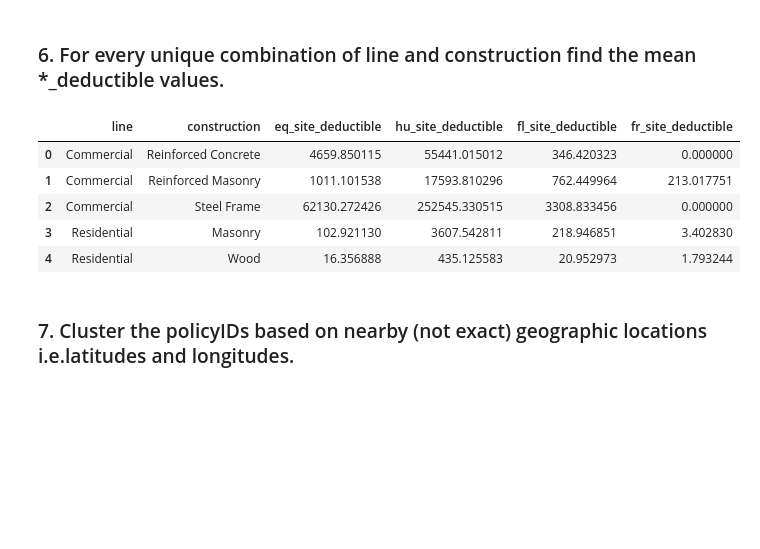
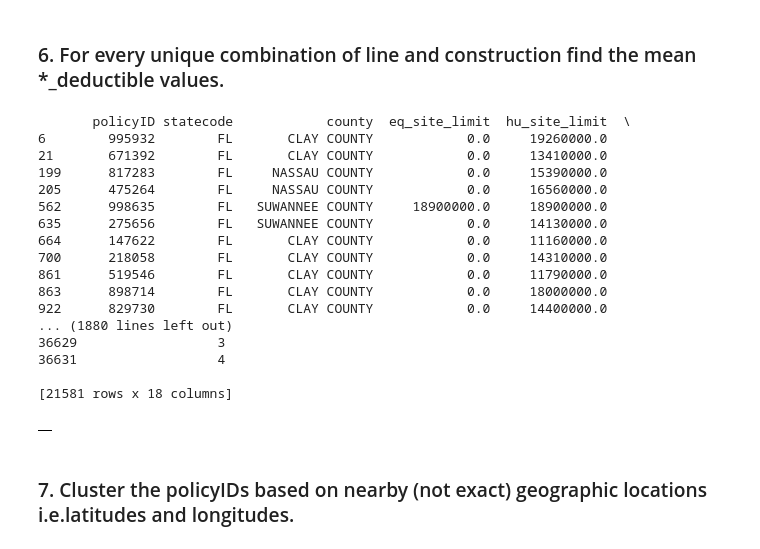
Before and after one commit to tlcod/JNotebooks, a Jupyter notebook: Assignments/Karthik/Practice_Assignments.ipynb, the cells around one changed output. Drawn from its saved outputs; the diff is of its cells as text; code cells hidden in the pictures; blank space fills up the shorter version.

```diff
--- a/Assignments/Karthik/Practice_Assignments.ipynb
+++ b/Assignments/Karthik/Practice_Assignments.ipynb
@@ -136,18 +168,37 @@ df.drop_duplicates(subset=['policyID','eq_site_deductible','hu_site_deductible',
 36634 rows × 18 columns
 # %% [markdown]
 ### 6. For every unique combination of line and construction find the mean *_deductible values.
+# %%
+def demo(x):
+    print(x)
 # %%
-df.groupby(['line','construction'], as_index=False).agg({'eq_site_deductible':'mean','hu_site_deductible':'mean','fl_site_deductible':'mean','fr_site_deductible':'mean'})
+#df.groupby(['line','construction'], as_index=False).agg({'eq_site_deductible':'mean','hu_site_deductible':'mean','fl_site_deductible':'mean','fr_site_deductible':'mean'})
 
 
-#df.groupby(['line','construction'])['eq_site_deductible','hu_site_deductible','fl_site_deductible','fr_site_deductible'].apply(lambda x : x.astype(float).mean())
+gres = df.groupby(['line','construction'])[df.columns]
+gres.apply(lambda x : demo(x))
+#res = df.groupby(['line','construction'])['eq_site_deductible','hu_site_deductible','fl_site_deductible','fr_site_deductible'].apply(lambda x : x.astype(float).mean())
+#res
+#print(type(res))
 # %% [output]
+       policyID statecode            county  eq_site_limit  hu_site_limit  \
+6        995932        FL       CLAY COUNTY            0.0     19260000.0
+21       671392        FL       CLAY COUNTY            0.0     13410000.0
+199      817283        FL     NASSAU COUNTY            0.0     15390000.0
+205      475264        FL     NASSAU COUNTY            0.0     16560000.0
+562      998635        FL   SUWANNEE COUNTY     18900000.0     18900000.0
+635      275656        FL   SUWANNEE COUNTY            0.0     14130000.0
+664      147622        FL       CLAY COUNTY            0.0     11160000.0
+700      218058        FL       CLAY COUNTY            0.0     14310000.0
+861      519546        FL       CLAY COUNTY            0.0     11790000.0
+863      898714        FL       CLAY COUNTY            0.0     18000000.0
+922      829730        FL       CLAY COUNTY            0.0     14400000.0
+... (1880 lines left out)
+36629                  3
+36631                  4
+
+[21581 rows x 18 columns]
-|  | line | construction | eq_site_deductible | hu_site_deductible | fl_site_deductible | fr_site_deductible |
-| 0 | Commercial | Reinforced Concrete | 4659.850115 | 55441.015012 | 346.420323 | 0.000000 |
-| 1 | Commercial | Reinforced Masonry | 1011.101538 | 17593.810296 | 762.449964 | 213.017751 |
-| 2 | Commercial | Steel Frame | 62130.272426 | 252545.330515 | 3308.833456 | 0.000000 |
-| 3 | Residential | Masonry | 102.921130 | 3607.542811 | 218.946851 | 3.402830 |
-| 4 | Residential | Wood | 16.356888 | 435.125583 | 20.952973 | 1.793244 |
+|  |
 # %% [markdown]
 ### 7. Cluster the policyIDs based on nearby (not exact) geographic locations i.e.latitudes and longitudes.
 # %%
```
Also changed, not shown: parts of 2 cells of this notebook, 1 other file.
